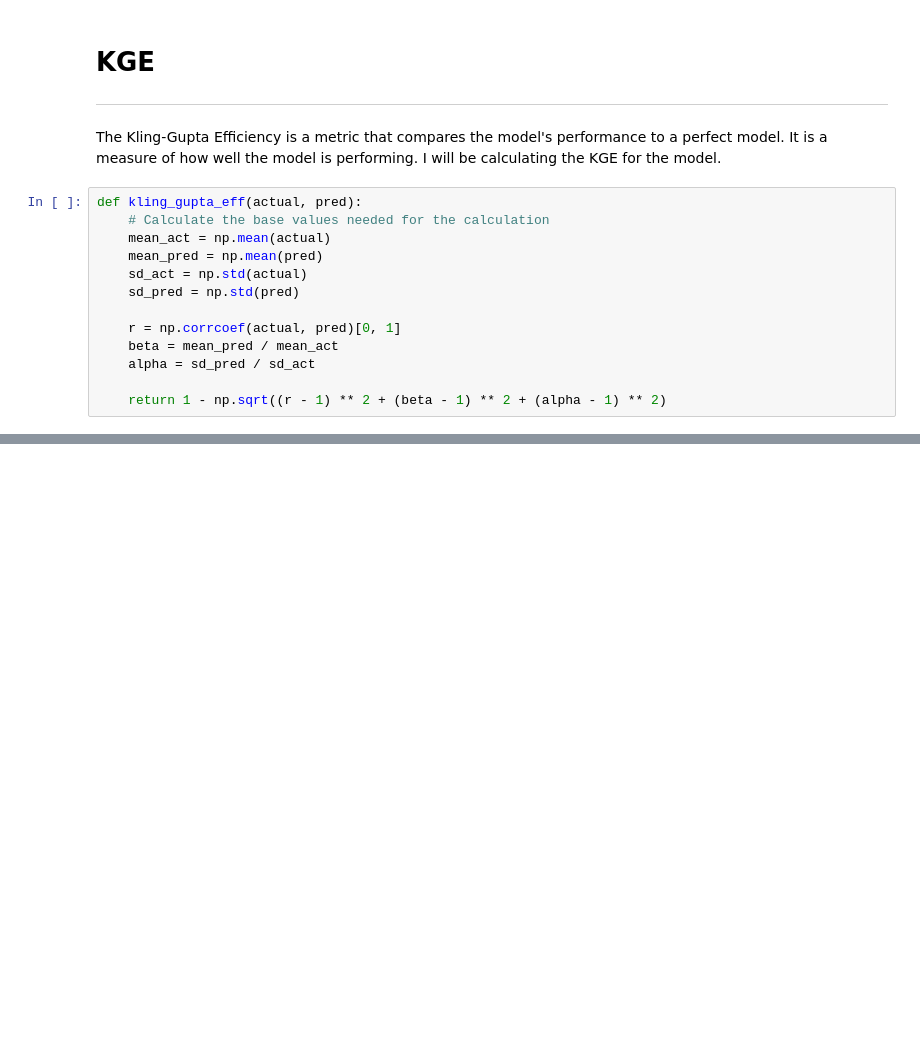
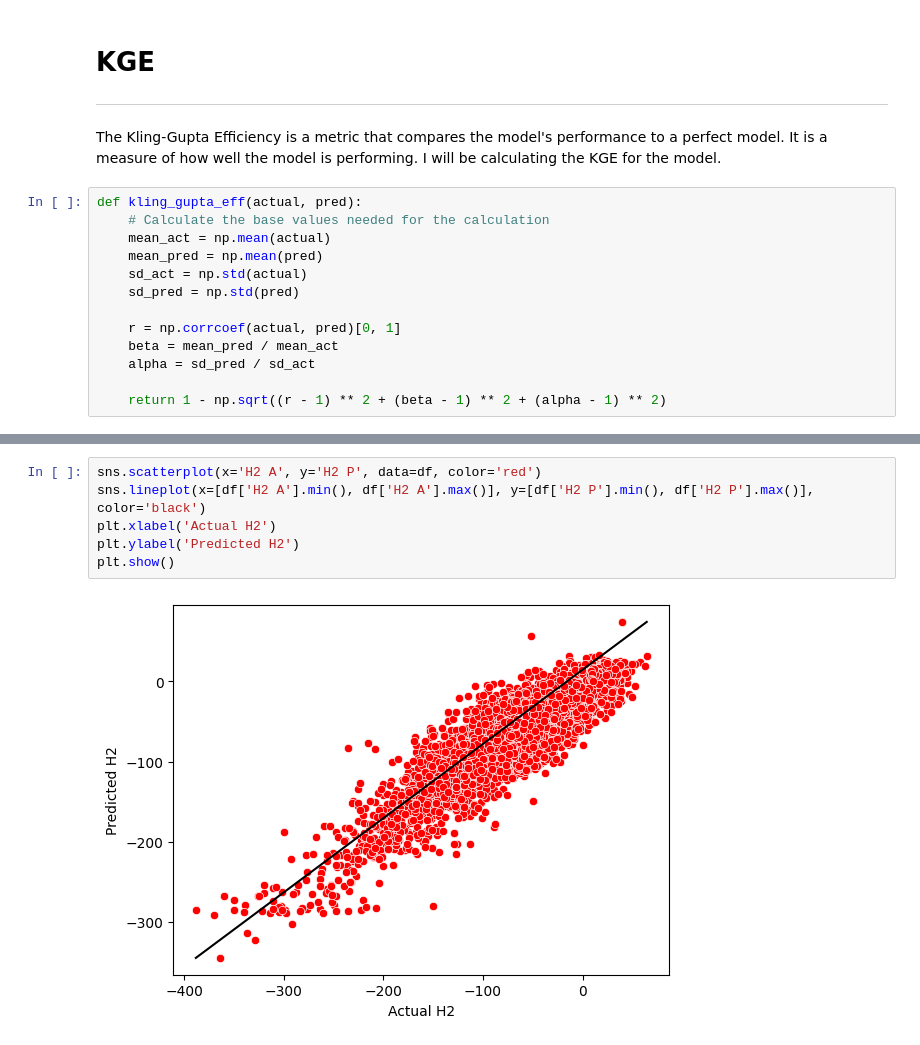
Before and after one commit to JaxtonGray/isoNet_Models, a Jupyter notebook: Stats/ModelEvaluation.ipynb, the cells around one changed output, grey strips where cells are left out. Saved outputs shown, nothing was run; the diff lists cells and outputs as text; blank space fills up the shorter version.

```diff
--- a/Stats/ModelEvaluation.ipynb
+++ b/Stats/ModelEvaluation.ipynb
@@ -75,0 +89,8 @@ kge_O18, kge_H2
+# %%
+sns.scatterplot(x='H2 A', y='H2 P', data=df, color='red')
+sns.lineplot(x=[df['H2 A'].min(), df['H2 A'].max()], y=[df['H2 P'].min(), df['H2 P'].max()], color='black')
+plt.xlabel('Actual H2')
+plt.ylabel('Predicted H2')
+plt.show()
+# %% [output]
+[figure, added]
```
Also changed, not shown: parts of 8 cells of this notebook, 2 other files.
